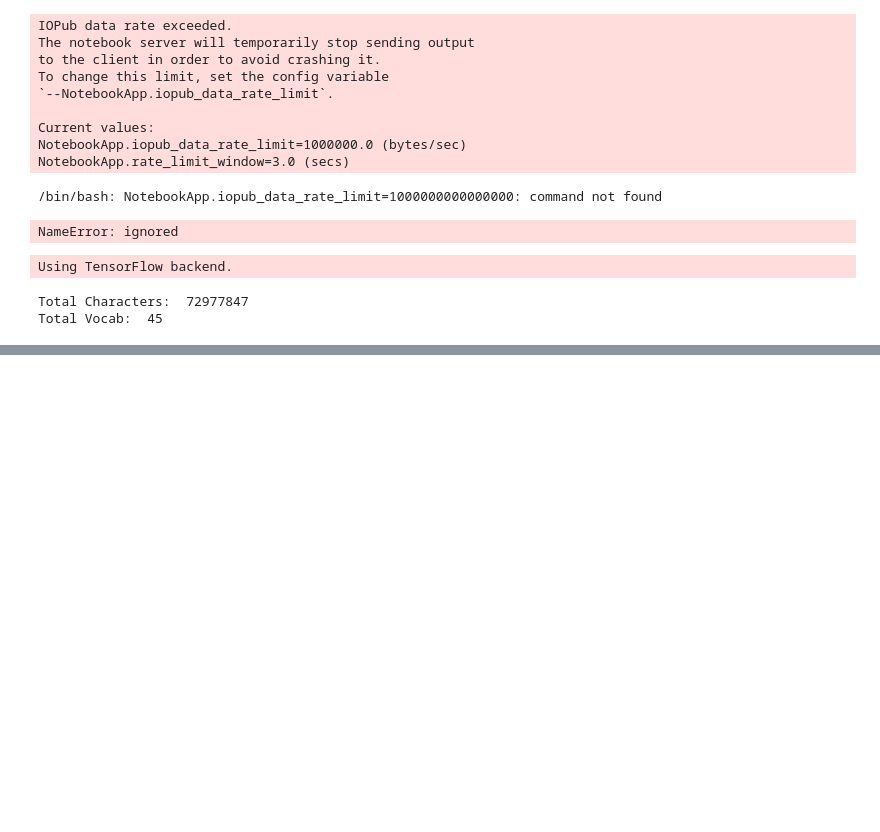
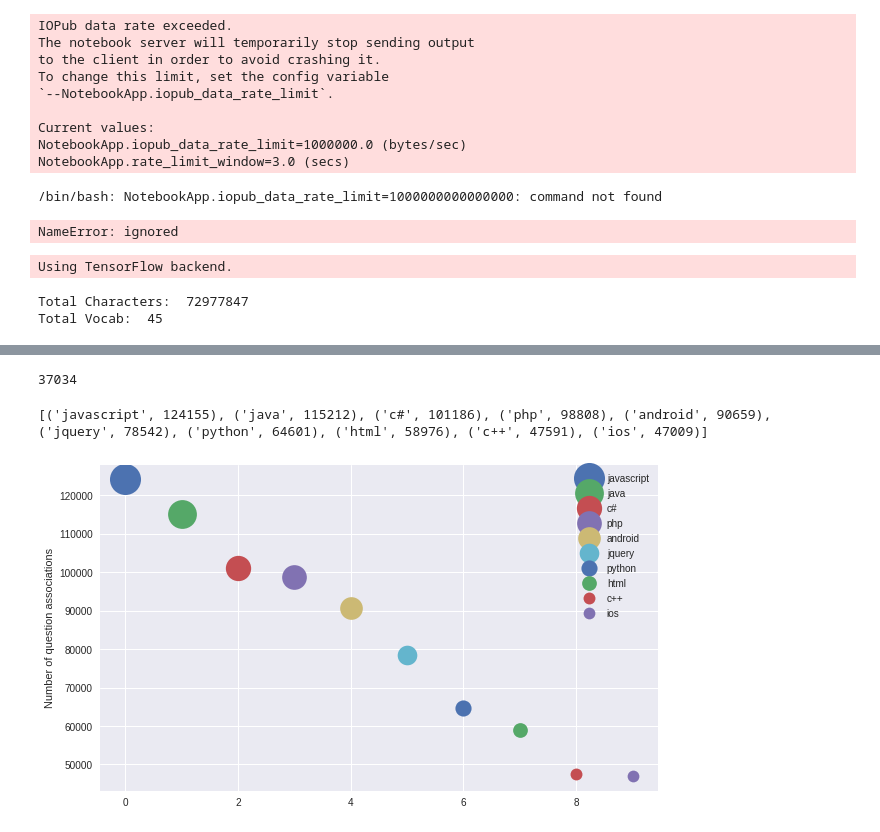
Before and after one commit to sprerak48/Autonomous-tagging-using-Deep-Learning, a Jupyter notebook: AT.ipynb, the cells around one changed output, grey strips where cells are left out. Drawn from its saved outputs; the diff is of its cells as text; code cells hidden in the pictures; blank space fills up the shorter version.

```diff
--- a/AT.ipynb
+++ b/AT.ipynb
@@ -814,0 +815,8 @@ print ("Total Patterns: ", n_patterns)
+# %%
+import csv
+import io
+import pandas as pd
+
+questions = pd.read_csv("Questions.csv", encoding='latin1')
+answers = pd.read_csv("Answers.csv", encoding='latin1')
+tags = pd.read_csv("Tags.csv", encoding='latin1')
@@ -814,0 +854,29 @@ print ("Total Patterns: ", n_patterns)
+# %%
+tags['Tag'].nunique()
+# %% [output]
+37034
+# %%
+def plot_tags(tagCount):
+
+    x,y = zip(*tagCount)
+
+    colormap = plt.cm.gist_ncar #nipy_spectral, Set1,Paired
+    colors = [colormap(i) for i in np.linspace(0, 0.8,50)]
+
+    area = [i/4000 for i in list(y)]   # 0 to 15 point radiuses
+    plt.figure(figsize=(10,6))
+    plt.ylabel("Number of question associations")
+    for i in range(len(y)):
+        plt.plot(i,y[i], marker='o', linestyle='',ms=area[i],label=x[i])
+
+    plt.legend(numpoints=1)
+    plt.show()
+# %%
+import collections
+import matplotlib.pyplot as plt
+tagCount =  collections.Counter(list(tags['Tag'])).most_common(10)
+print(tagCount)
+plot_tags(tagCount)
+# %% [output]
+[('javascript', 124155), ('java', 115212), ('c#', 101186), ('php', 98808), ('android', 90659), ('jquery', 78542), ('python', 64601), ('html', 58976), ('c++', 47591), ('ios', 47009)]
+[figure, added]
```
Also changed, not shown: parts of 11 cells of this notebook.
